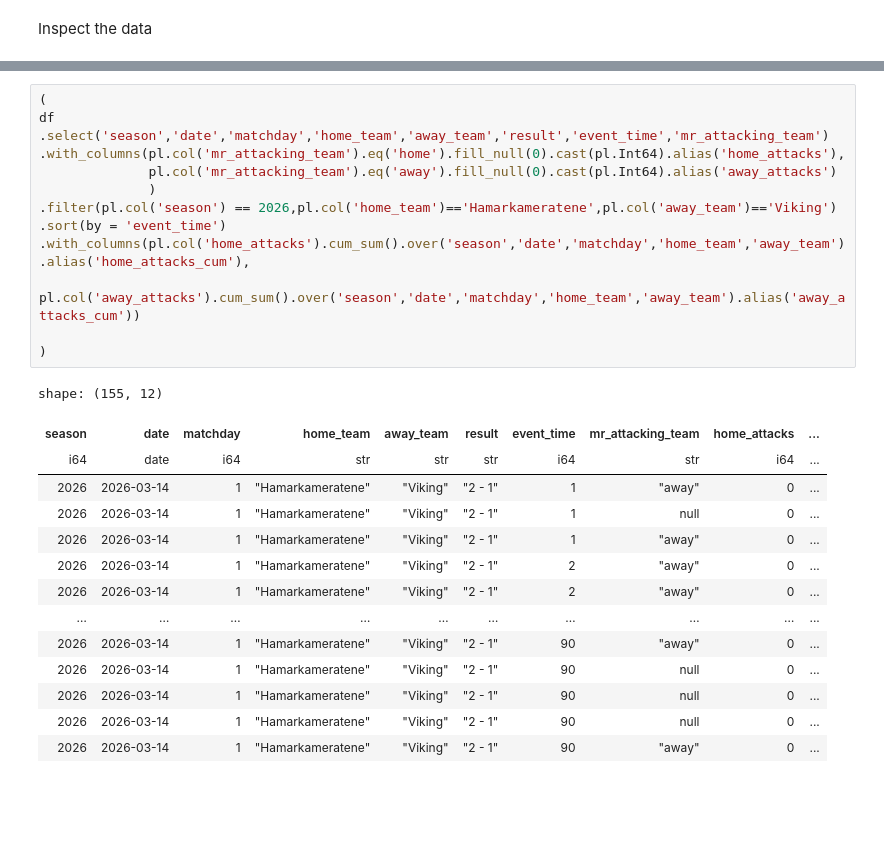
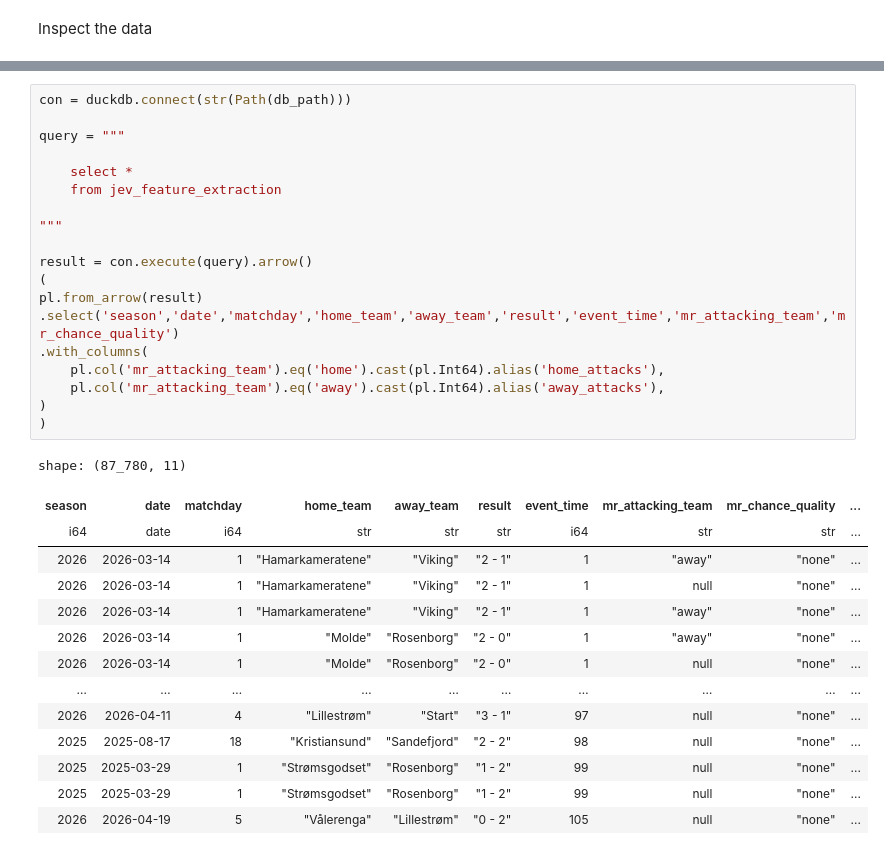
Before and after one commit to PolarsDude/brann_ticket_sales_forecasting, a Jupyter notebook: jev_experiments.ipynb, the cells around one changed output, grey strips where cells are left out. Drawn from its saved outputs; the diff is of its cells as text; blank space fills up the shorter version.

```diff
--- a/jev_experiments.ipynb
+++ b/jev_experiments.ipynb
@@ -311,28 +351,34 @@ shape: (37_366, 43)
 # %%
+con = duckdb.connect(str(Path(db_path)))
+
+query = """
+
+    select *
+    from jev_feature_extraction
+
+"""
+
+result = con.execute(query).arrow()
 (
-df
-.select('season','date','matchday','home_team','away_team','result','event_time','mr_attacking_team')
-.with_columns(pl.col('mr_attacking_team').eq('home').fill_null(0).cast(pl.Int64).alias('home_attacks'),
-              pl.col('mr_attacking_team').eq('away').fill_null(0).cast(pl.Int64).alias('away_attacks')
-              )
-.filter(pl.col('season') == 2026,pl.col('home_team')=='Hamarkameratene',pl.col('away_team')=='Viking')
-.sort(by = 'event_time')
-.with_columns(pl.col('home_attacks').cum_sum().over('season','date','matchday','home_team','away_team').alias('home_attacks_cum'),
-              pl.col('away_attacks').cum_sum().over('season','date','matchday','home_team','away_team').alias('away_attacks_cum'))
-
+pl.from_arrow(result)
+.select('season','date','matchday','home_team','away_team','result','event_time','mr_attacking_team','mr_chance_quality')
+.with_columns(
+    pl.col('mr_attacking_team').eq('home').cast(pl.Int64).alias('home_attacks'),
+    pl.col('mr_attacking_team').eq('away').cast(pl.Int64).alias('away_attacks'),
 )
+)
 # %% [output]
-shape: (155, 12)
+shape: (87_780, 11)
-| season | date | matchday | home_team | away_team | result | event_time | mr_attacking_team | home_attacks | ... |
-| i64 | date | i64 | str | str | str | i64 | str | i64 | ... |
-| 2026 | 2026-03-14 | 1 | "Hamarkameratene" | "Viking" | "2 - 1" | 1 | "away" | 0 | ... |
-| 2026 | 2026-03-14 | 1 | "Hamarkameratene" | "Viking" | "2 - 1" | 1 | null | 0 | ... |
-| 2026 | 2026-03-14 | 1 | "Hamarkameratene" | "Viking" | "2 - 1" | 1 | "away" | 0 | ... |
-| 2026 | 2026-03-14 | 1 | "Hamarkameratene" | "Viking" | "2 - 1" | 2 | "away" | 0 | ... |
-| 2026 | 2026-03-14 | 1 | "Hamarkameratene" | "Viking" | "2 - 1" | 2 | "away" | 0 | ... |
+| season | date | matchday | home_team | away_team | result | event_time | mr_attacking_team | mr_chance_quality | ... |
+| i64 | date | i64 | str | str | str | i64 | str | str | ... |
+| 2026 | 2026-03-14 | 1 | "Hamarkameratene" | "Viking" | "2 - 1" | 1 | "away" | "none" | ... |
+| 2026 | 2026-03-14 | 1 | "Hamarkameratene" | "Viking" | "2 - 1" | 1 | null | "none" | ... |
+| 2026 | 2026-03-14 | 1 | "Hamarkameratene" | "Viking" | "2 - 1" | 1 | "away" | "none" | ... |
+| 2026 | 2026-03-14 | 1 | "Molde" | "Rosenborg" | "2 - 0" | 1 | "away" | "none" | ... |
+| 2026 | 2026-03-14 | 1 | "Molde" | "Rosenborg" | "2 - 0" | 1 | null | "none" | ... |
 | … | … | … | … | … | … | … | … | … | ... |
-| 2026 | 2026-03-14 | 1 | "Hamarkameratene" | "Viking" | "2 - 1" | 90 | "away" | 0 | ... |
-| 2026 | 2026-03-14 | 1 | "Hamarkameratene" | "Viking" | "2 - 1" | 90 | null | 0 | ... |
-| 2026 | 2026-03-14 | 1 | "Hamarkameratene" | "Viking" | "2 - 1" | 90 | null | 0 | ... |
-| 2026 | 2026-03-14 | 1 | "Hamarkameratene" | "Viking" | "2 - 1" | 90 | null | 0 | ... |
-| 2026 | 2026-03-14 | 1 | "Hamarkameratene" | "Viking" | "2 - 1" | 90 | "away" | 0 | ... |
+| 2026 | 2026-04-11 | 4 | "Lillestrøm" | "Start" | "3 - 1" | 97 | null | "none" | ... |
+| 2025 | 2025-08-17 | 18 | "Kristiansund" | "Sandefjord" | "2 - 2" | 98 | null | "none" | ... |
+| 2025 | 2025-03-29 | 1 | "Strømsgodset" | "Rosenborg" | "1 - 2" | 99 | null | "none" | ... |
+| 2025 | 2025-03-29 | 1 | "Strømsgodset" | "Rosenborg" | "1 - 2" | 99 | null | "none" | ... |
+| 2026 | 2026-04-19 | 5 | "Vålerenga" | "Lillestrøm" | "0 - 2" | 105 | null | "none" | ... |
```
Also changed, not shown: parts of 1 cell of this notebook, 1 other file.
